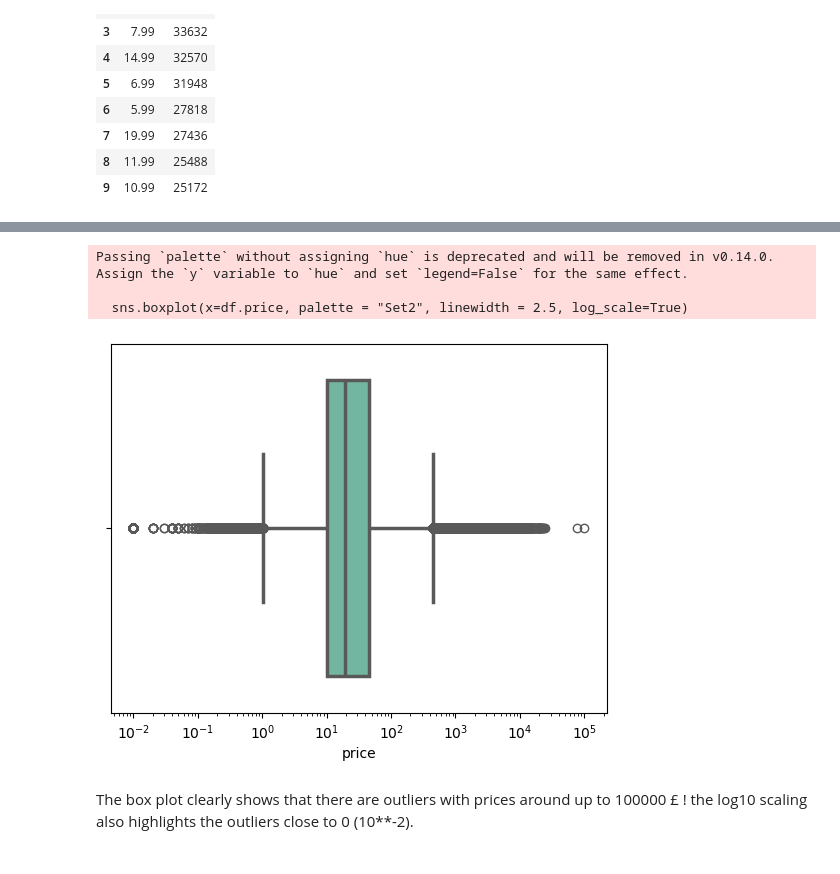
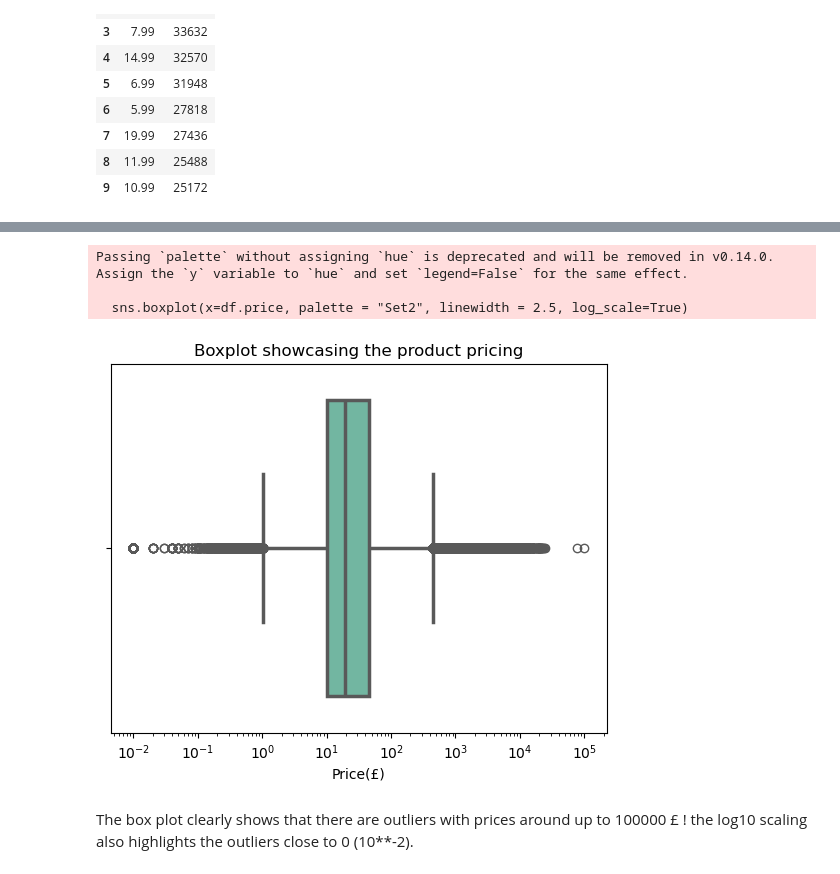
Before and after one commit to vmontiga/lab-eda-univariate, a Jupyter notebook: univariate_analysis_lab.ipynb, the cells around one changed output, grey strips where cells are left out. Drawn from its saved outputs; the diff is of its cells as text; code cells hidden in the pictures.

```diff
--- a/univariate_analysis_lab.ipynb
+++ b/univariate_analysis_lab.ipynb
@@ -181,11 +184,13 @@ plt.show()
 # %%
 sns.boxplot(x=df.price, palette = "Set2", linewidth = 2.5, log_scale=True)
+plt.title('Boxplot showcasing the product pricing')
+plt.xlabel("Price(£)")
 plt.show()
 # %% [output]
 Passing `palette` without assigning `hue` is deprecated and will be removed in v0.14.0. Assign the `y` variable to `hue` and set `legend=False` for the same effect.
 
   sns.boxplot(x=df.price, palette = "Set2", linewidth = 2.5, log_scale=True)
-[figure, old version]
+[figure, new version]
 # %% [markdown]
 The box plot clearly shows that there are outliers with prices around up to 100000 £ ! the log10 scaling also highlights the outliers close to 0 (10**-2).
 # %% [markdown]
```
Also changed, not shown: parts of 2 cells of this notebook.
